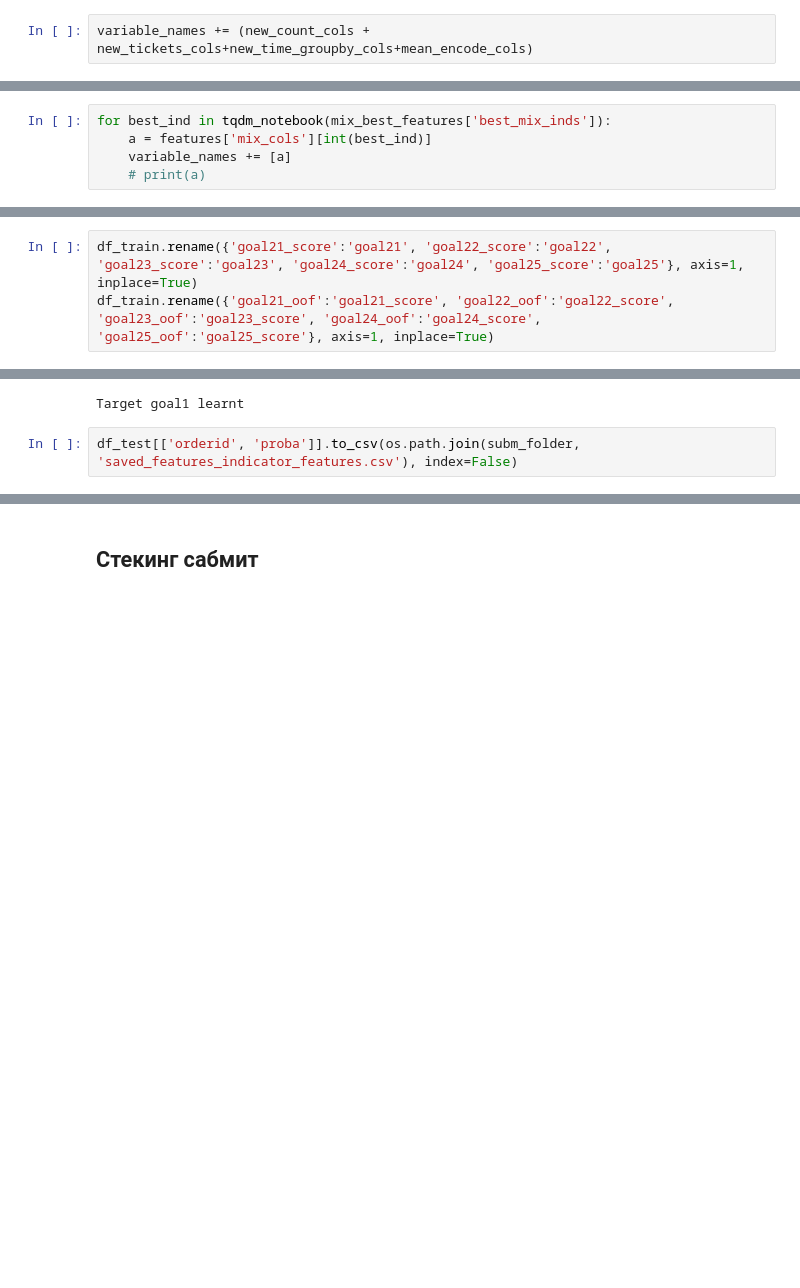
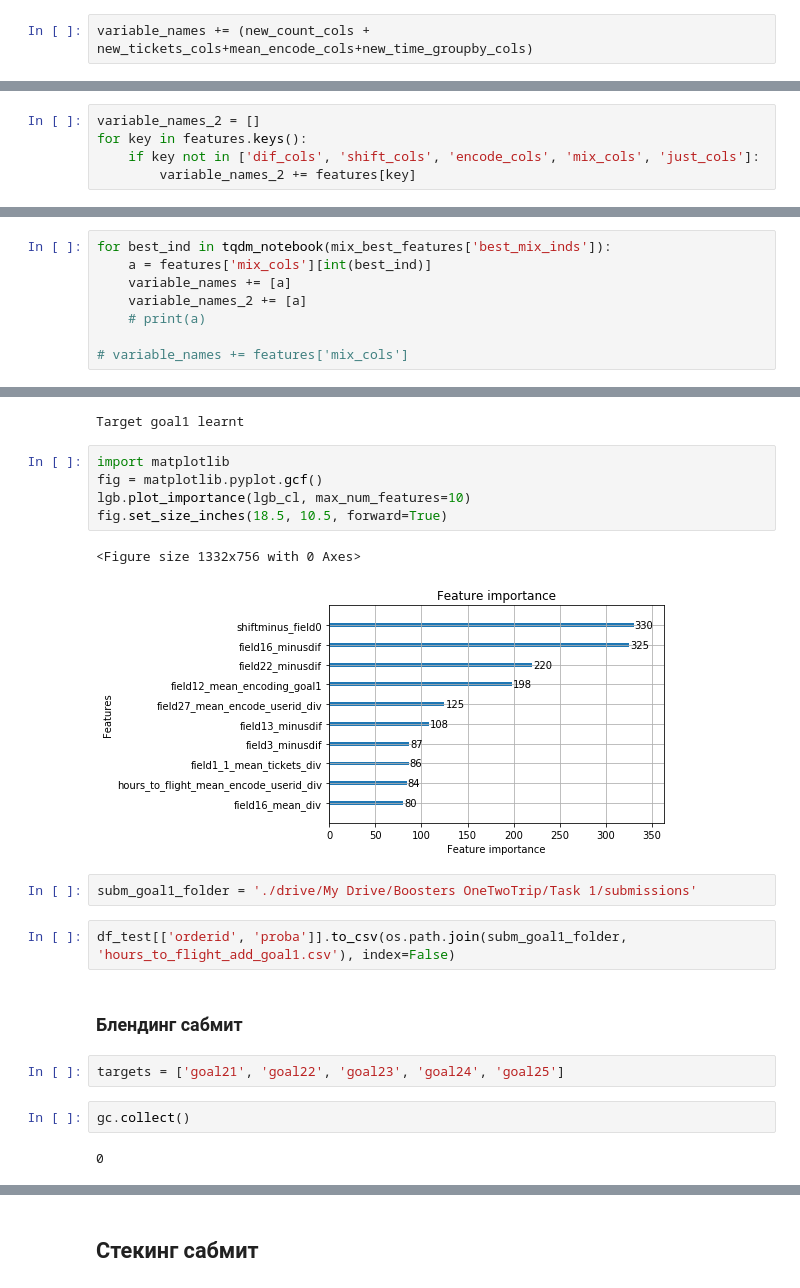
Before and after one commit to alwayswannadie1/Projects, a Jupyter notebook: Copy_of_Нихуя_не_simple_фича_инжиниринг.ipynb, the cells around one changed output, grey strips where cells are left out. Drawn from its saved outputs; the diff is of its cells as text; blank space fills up the shorter version.

```diff
--- a/Copy_of_Нихуя_не_simple_фича_инжиниринг.ipynb
+++ b/Copy_of_Нихуя_не_simple_фича_инжиниринг.ipynb
@@ -387,7 +387,7 @@ for key in features.keys():
     if key != 'mix_cols':
         variable_names += features[key]
 # %%
-variable_names += (new_count_cols + new_tickets_cols+new_time_groupby_cols+mean_encode_cols)
+variable_names += (new_count_cols + new_tickets_cols+mean_encode_cols+new_time_groupby_cols)
 # %%
 len(variable_names)
 # %% [output]
@@ -395,3 +395,8 @@ len(variable_names)
+# %%
+variable_names_2 = []
+for key in features.keys():
+    if key not in ['dif_cols', 'shift_cols', 'encode_cols', 'mix_cols', 'just_cols']:
+        variable_names_2 += features[key]
 # %%
 with open(os.path.join(data_folder, 'mix_best_features.txt'), 'r') as f:
     mix_best_features = json.load(f)
@@ -399,7 +404,10 @@ with open(os.path.join(data_folder, 'mix_best_features.txt'), 'r') as f:
 for best_ind in tqdm_notebook(mix_best_features['best_mix_inds']):
     a = features['mix_cols'][int(best_ind)]
     variable_names += [a]
+    variable_names_2 += [a]
     # print(a)
+
+# variable_names += features['mix_cols']
 # %% [output]
 [interactive output not drawn]
 # %%
@@ -518,3 +530,0 @@ Model lgb target goal25 on fold 15 has score 0.9409
-# %%
-df_train.rename({'goal21_score':'goal21', 'goal22_score':'goal22', 'goal23_score':'goal23', 'goal24_score':'goal24', 'goal25_score':'goal25'}, axis=1, inplace=True)
-df_train.rename({'goal21_oof':'goal21_score', 'goal22_oof':'goal22_score', 'goal23_oof':'goal23_score', 'goal24_oof':'goal24_score', 'goal25_oof':'goal25_score'}, axis=1, inplace=True)
@@ -812,5 +837,23 @@ for target in ['goal1']:
     print(f'Target {target} learnt')
 # %% [output]
 Target goal1 learnt
+# %%
+import matplotlib
+fig = matplotlib.pyplot.gcf()
+lgb.plot_importance(lgb_cl, max_num_features=10)
+fig.set_size_inches(18.5, 10.5, forward=True)
+# %% [output]
+<Figure size 1332x756 with 0 Axes>
+[figure, added]
+# %%
+subm_goal1_folder = './drive/My Drive/Boosters OneTwoTrip/Task 1/submissions'
 # %%
-df_test[['orderid', 'proba']].to_csv(os.path.join(subm_folder, 'saved_features_indicator_features.csv'), index=False)
+df_test[['orderid', 'proba']].to_csv(os.path.join(subm_goal1_folder, 'hours_to_flight_add_goal1.csv'), index=False)
+# %% [markdown]
+### Блендинг сабмит
+# %%
+targets = ['goal21', 'goal22', 'goal23', 'goal24', 'goal25']
+# %%
+gc.collect()
+# %% [output]
+0
```
Also changed, not shown: parts of 41 cells of this notebook.
